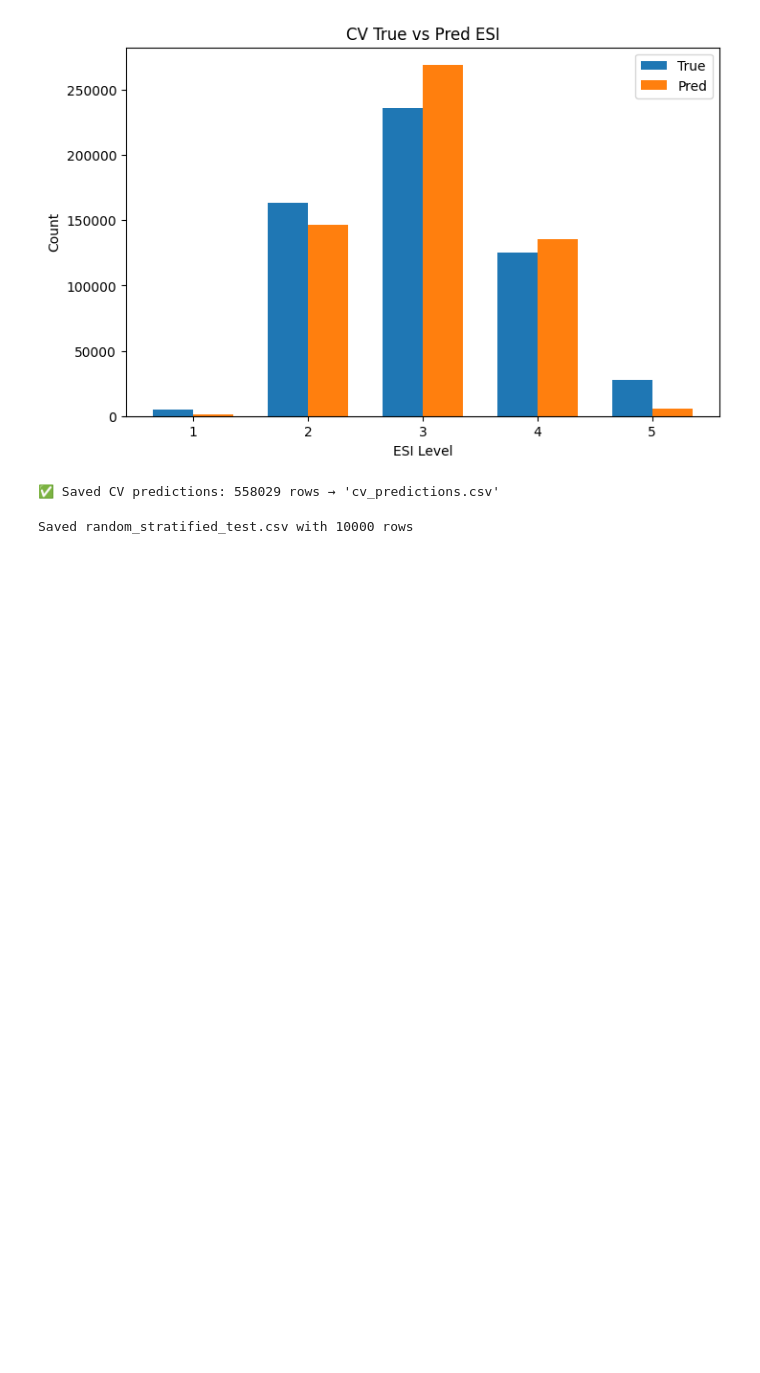
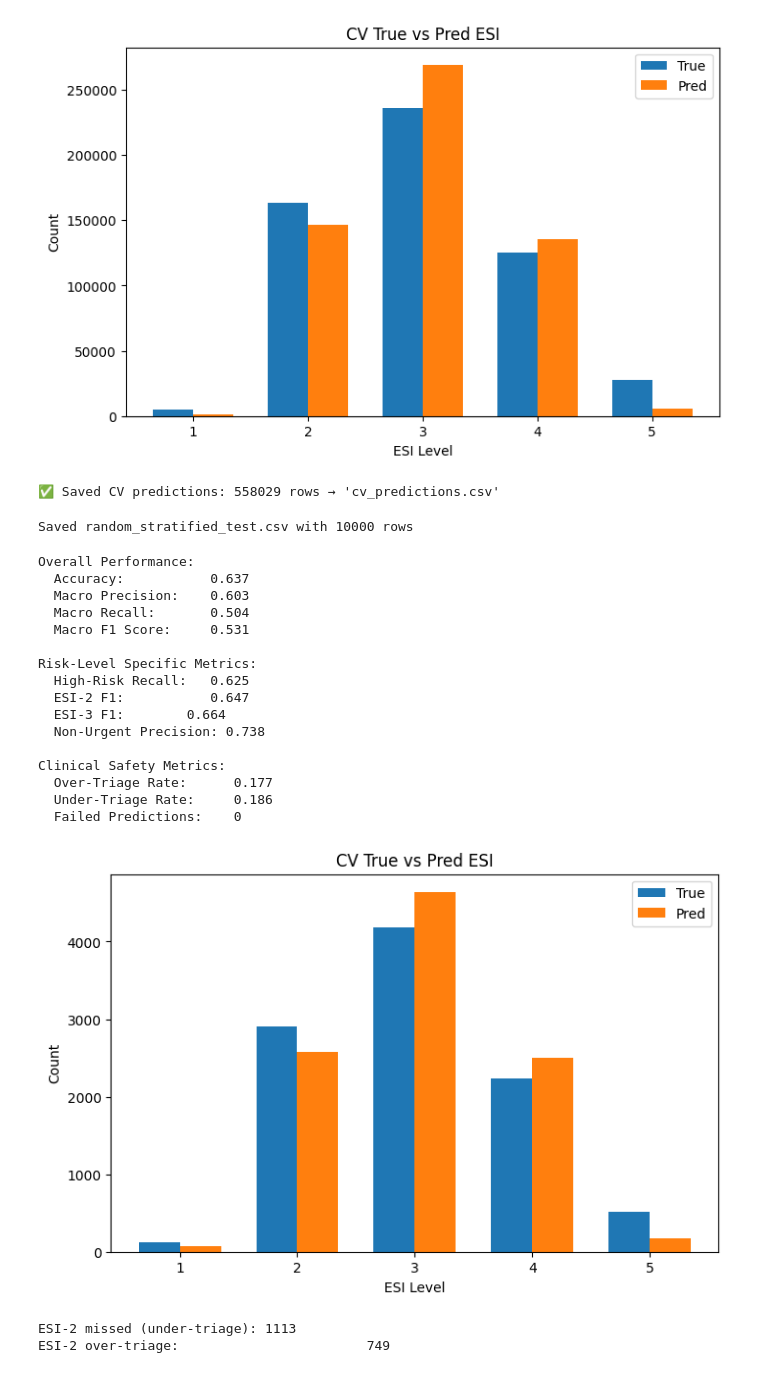
Before and after one commit to kondratevakate/medllm-triage-eval, a Jupyter notebook: Baseline.ipynb, the cells around one changed output. Saved outputs shown, nothing was run; the diff lists cells and outputs as text; code cells hidden in the pictures; blank space fills up the shorter version.

```diff
--- a/Baseline.ipynb
+++ b/Baseline.ipynb
@@ -277,17 +260,51 @@ Saved random_stratified_test.csv with 10000 rows
 # %%
 # load_and_rename will try feather, fallback to CSV
 df = load_and_rename('random_stratified_test.csv')
 
-# Build and scale features
-numeric_cols = ['Temperature','HeartRate','RespiratoryRate','Oxygen','SystolicBP','DiastolicBP']
+# Encode gender → integer codes (e.g. F→0, M→1)
+df['Sex'] = df['Sex'].astype('category').cat.codes
+
+# Build and scale features including Age and Sex
+numeric_cols = [
+    'Temperature','HeartRate','RespiratoryRate',
+    'Oxygen','SystolicBP','DiastolicBP',
+    'age','Sex'
+]
 X, y = build_features(df, numeric_cols, prefix='cc_')
 X_scaled, _ = scale_features(X, X)
 
 # Cross-validated predictions and metrics
 model = get_logistic_model()
 y_pred_cv, y_proba_cv = cv_predictions(model, X_scaled, y)
 metrics = compute_cv_metrics(y, y_pred_cv, y_proba_cv)
 
 # Reporting
 report_cv_metrics(metrics)
 plot_cv_distribution(y, y_pred_cv)
+# %% [output]
+Overall Performance:
+  Accuracy:           0.637
+  Macro Precision:    0.603
+  Macro Recall:       0.504
+  Macro F1 Score:     0.531
+
+Risk-Level Specific Metrics:
+  High-Risk Recall:   0.625
+  ESI-2 F1:           0.647
+  ESI-3 F1:        0.664
+  Non-Urgent Precision: 0.738
+
+Clinical Safety Metrics:
+  Over-Triage Rate:      0.177
+  Under-Triage Rate:     0.186
+  Failed Predictions:    0
+[figure, added]
+# %%
+fn_2 = np.sum((y == 2) & (y_pred_cv != 2) & (y_pred_cv >= 3))
+fp_2 = np.sum((y_pred_cv == 2) & (y != 2) & (y >= 3))
+
+print(f"ESI-2 missed (under-triage): {fn_2}")
+print(f"ESI-2 over-triage:                        {fp_2}")
+# %% [output]
+ESI-2 missed (under-triage): 1113
+ESI-2 over-triage:                        749
```
Also changed, not shown: parts of 3 cells of this notebook.
